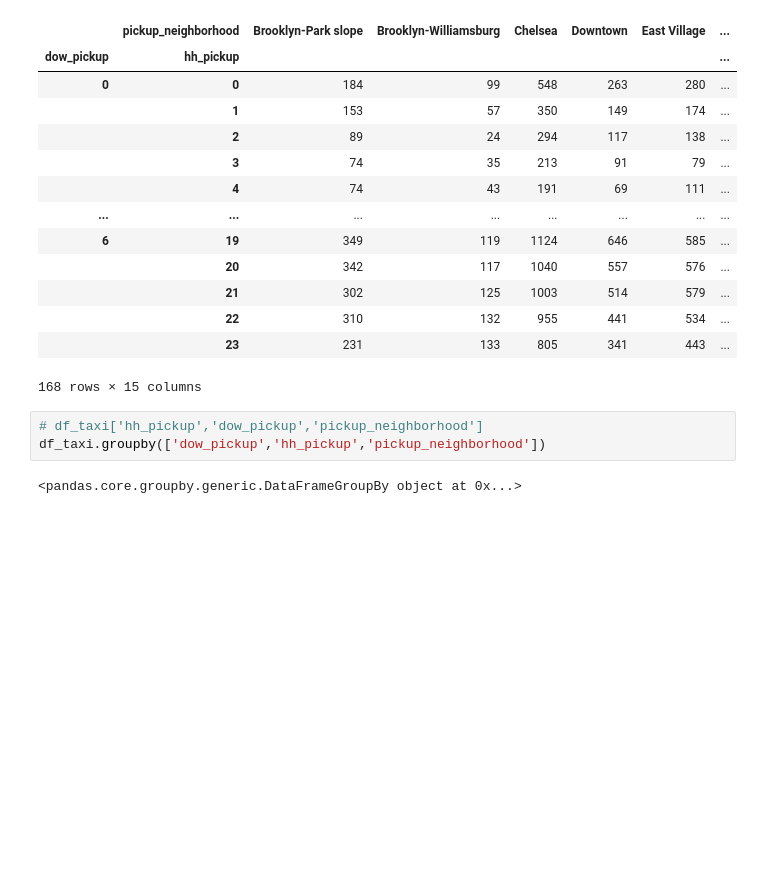
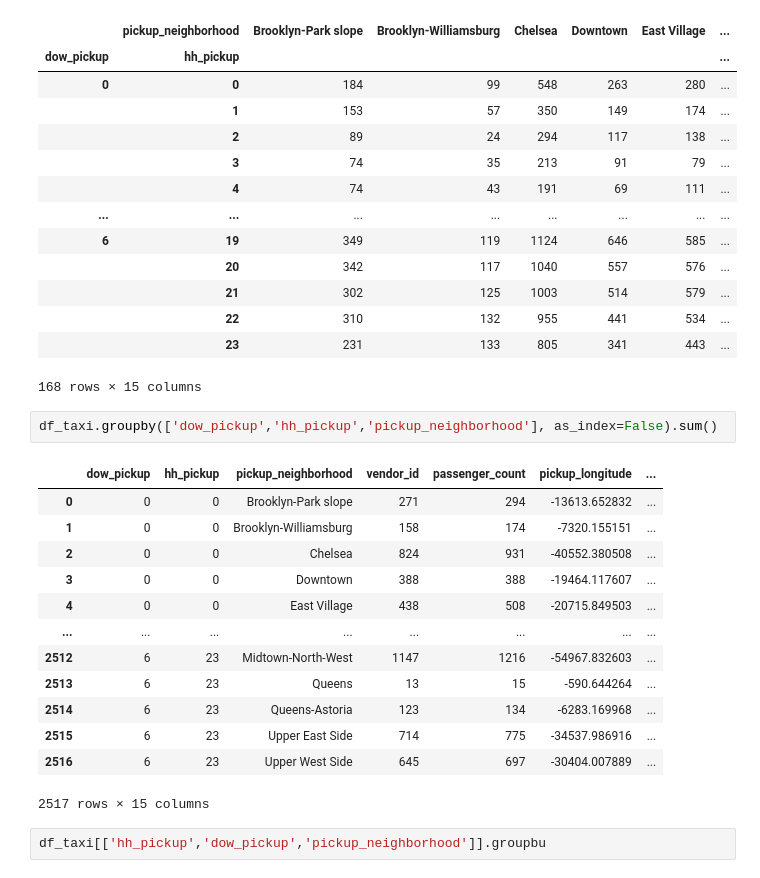
Before and after one commit to smbayo/NYC-Taxi, a Jupyter notebook: 460_Final_Project_Analysis.ipynb, the cells around one changed output. Cells and saved outputs as stored; diff of their text form; blank space fills up the shorter version.

```diff
--- a/460_Final_Project_Analysis.ipynb
+++ b/460_Final_Project_Analysis.ipynb
@@ -606,8 +617,21 @@ df_taxi_hood
 |  | 22 | 310 | 132 | 955 | 441 | 534 | ... |
 |  | 23 | 231 | 133 | 805 | 341 | 443 | ... |
 168 rows × 15 columns
-# %%
-# df_taxi['hh_pickup','dow_pickup','pickup_neighborhood']
-df_taxi.groupby(['dow_pickup','hh_pickup','pickup_neighborhood'])
-# %% [output]
-<pandas.core.groupby.generic.DataFrameGroupBy object at 0x...>
+# %%
+df_taxi.groupby(['dow_pickup','hh_pickup','pickup_neighborhood'], as_index=False).sum()
+# %% [output]
+|  | dow_pickup | hh_pickup | pickup_neighborhood | vendor_id | passenger_count | pickup_longitude | ... |
+| 0 | 0 | 0 | Brooklyn-Park slope | 271 | 294 | -13613.652832 | ... |
+| 1 | 0 | 0 | Brooklyn-Williamsburg | 158 | 174 | -7320.155151 | ... |
+| 2 | 0 | 0 | Chelsea | 824 | 931 | -40552.380508 | ... |
+| 3 | 0 | 0 | Downtown | 388 | 388 | -19464.117607 | ... |
+| 4 | 0 | 0 | East Village | 438 | 508 | -20715.849503 | ... |
+| ... | ... | ... | ... | ... | ... | ... | ... |
+| 2512 | 6 | 23 | Midtown-North-West | 1147 | 1216 | -54967.832603 | ... |
+| 2513 | 6 | 23 | Queens | 13 | 15 | -590.644264 | ... |
+| 2514 | 6 | 23 | Queens-Astoria | 123 | 134 | -6283.169968 | ... |
+| 2515 | 6 | 23 | Upper East Side | 714 | 775 | -34537.986916 | ... |
+| 2516 | 6 | 23 | Upper West Side | 645 | 697 | -30404.007889 | ... |
+2517 rows × 15 columns
+# %%
+df_taxi[['hh_pickup','dow_pickup','pickup_neighborhood']].groupbu
```
Also changed, not shown: parts of 2 cells of this notebook.
